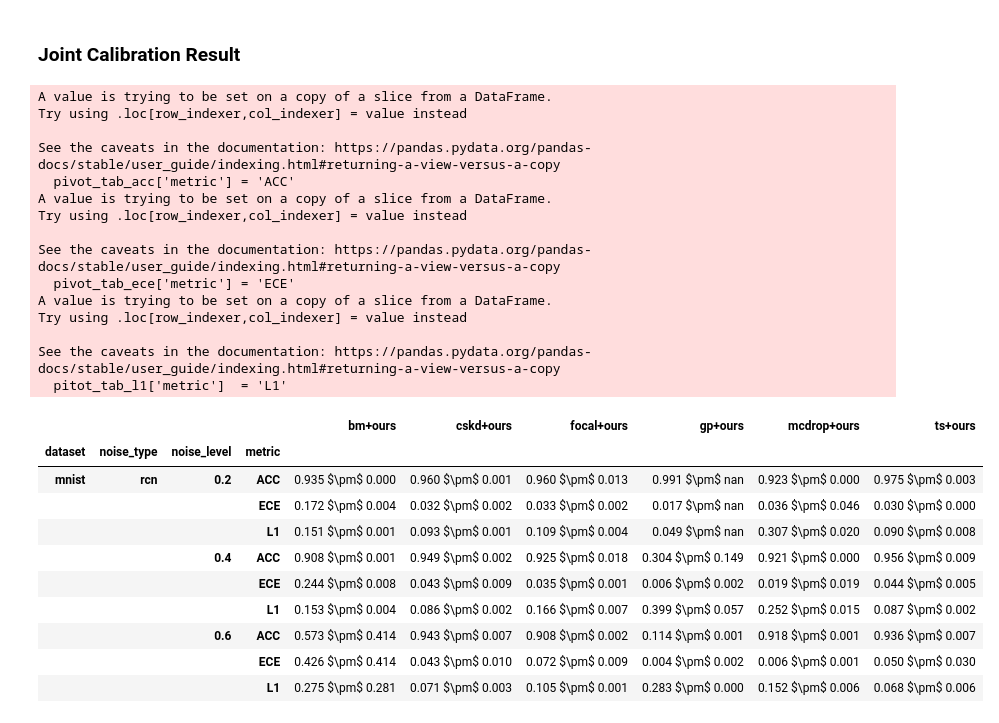
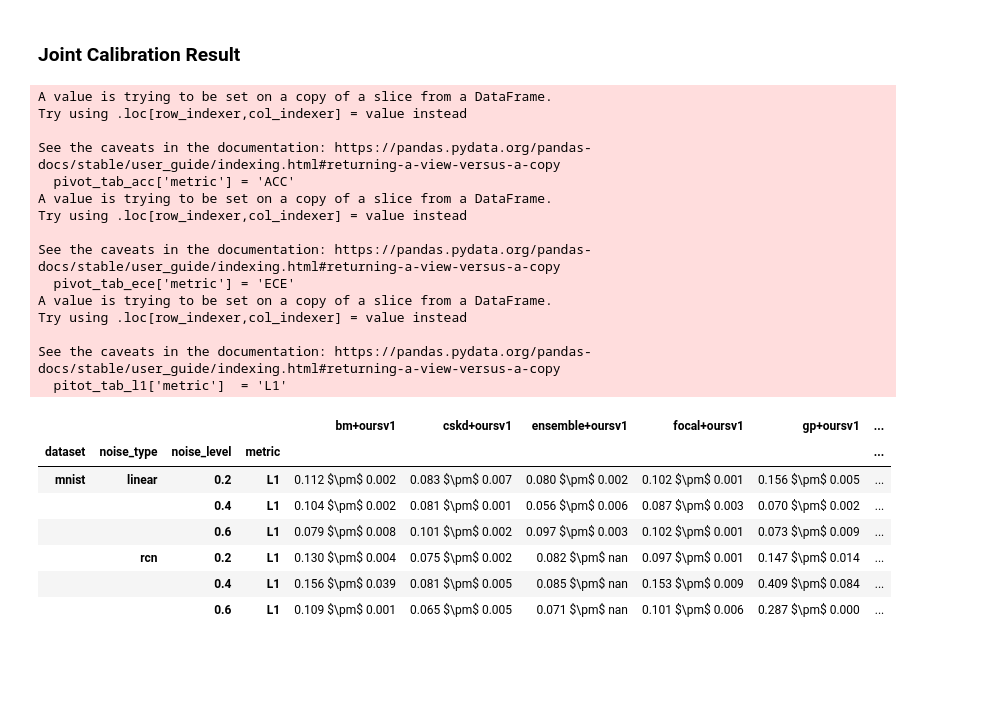
Before and after one commit to pingqingsheng/JointCalibration, a Jupyter notebook: notebook/AISTATS2023_Experiments_Summary.ipynb, the cells around one changed output. Saved outputs shown, nothing was run; the diff lists cells and outputs as text; code cells hidden in the pictures; blank space fills up the shorter version.

```diff
--- a/notebook/AISTATS2023_Experiments_Summary.ipynb
+++ b/notebook/AISTATS2023_Experiments_Summary.ipynb
@@ -14,7 +14,7 @@ result_root  = "../result"
 log_files = os.listdir(result_root)
 
 dataset_list = ['mnist', 'cifar10']
-method_list  = ['raw', 'raw+ts', 'raw+mcdrop', 'raw+ensemble', 'raw+lula', 'raw+ours', 'cskd', 'focal', 'bm', 'gp']
+method_list  = ['raw', 'raw+ts', 'raw+mcdrop', 'raw+ensemble', 'raw+ours', 'cskd', 'focal', 'bm', 'gp']
 noise_type_list  = ['rcn', 'linear']
 noise_level_list = ['0.2', '0.4', '0.6']
 seed_list   = ['77', '78', '79']
@@ -35,8 +35,8 @@ for combo in combos:
             result = pkl.load(f)
         f.close()
 
-#         if config['train'][dataset]['N_EPOCHS'] < 40:
-#             continue
+        if config['train'][dataset]['N_EPOCHS'] < 40:
+            continue
 
         res_dict_raw['dataset'].append(dataset)
         res_dict_raw['method'].append(method.replace('raw+', ''))
@@ -149,8 +149,8 @@ cmd_list
 # %% [markdown]
 ### Joint Calibration Result
 # %%
-method_list  = ['raw+ts+ours', 'raw+mcdrop+ours', 'raw+ensemble+ours', 'raw+lula+ours', 'cskd+ours', 'focal+ours', 'bm+ours', 'raw+lula+ours', 'gp+ours']
-# method_list  = ['raw+ts+ours', 'raw+mcdrop+ours', 'raw+ensemble+ours']
+method_list  = ['raw+ts+oursv1', 'raw+mcdrop+oursv1', 'raw+ensemble+oursv1', 'cskd+oursv1', 'focal+oursv1', 'bm+oursv1', 'gp+oursv1']
+# method_list  = ['raw+ts+oursv1','raw+ensemble+oursv1']
 
 
 combos = product(dataset_list, method_list, noise_type_list, noise_level_list, seed_list)
@@ -192,57 +192,55 @@ field_list = ['dataset', 'method', 'noise_type', 'noise_level', 'seed']
 res_dict = pd.DataFrame(res_dict_raw).groupby(field_list).first()
 res_dict = res_dict.reset_index()
 
-method_columns_names = ['ts+ours', 'mcdrop+ours', 'ensemble+ours', 'lula+ours', 'cskd+ours', 'focal+ours', 'bm+ours', 'lula+ours', 'gp+ours']
+method_columns_names = ['ts+oursv1', 'mcdrop+oursv1', 'ensemble+oursv1', 'cskd+oursv1', 'focal+oursv1', 'bm+oursv1', 'gp+oursv1']
 agg_dict = res_dict[field_list+['l1_final', 'acc_final', 'ece_final', 'loss_final', 'l1_best', 'acc_best', 'ece_best', 'loss_best']].groupby(by=['dataset', 'noise_type', 'noise_level', 'method']).agg(func=['mean', 'std', 'size'])
 agg_dict['ACC'] = agg_dict['acc_best']['mean'].round(3).apply(lambda x: '{:,.3f}'.format(x)).astype('str') + r' $\pm$ ' + agg_dict['acc_best']['std'].round(3).apply(lambda x: '{:,.3f}'.format(x)).astype('str')
 agg_dict['L1']  = agg_dict['l1_best']['mean'].round(3).apply( lambda x: '{:,.3f}'.format(x)).astype('str') + r' $\pm$ ' + agg_dict['l1_best']['std'].round(3).apply(lambda x:  '{:,.3f}'.format(x)).astype('str')
 agg_dict['ECE'] = agg_dict['ece_best']['mean'].round(3).apply(lambda x: '{:,.3f}'.format(x)).astype('str') + r' $\pm$ ' + agg_dict['ece_best']['std'].round(3).apply(lambda x: '{:,.3f}'.format(x)).astype('str')
 
 agg_dict[['ACC', 'L1', 'ECE']].columns = ['ACC', 'L1', 'ECE']
-agg_dict[['ACC', 'L1', 'ECE']].loc[['mnist', 'cifar10'], ['rcn', 'idl'], ['0.2', '0.4', '0.6'], method_columns_names]
+agg_dict[['ACC', 'L1', 'ECE']].loc[['mnist', 'cifar10'], ['rcn', 'linear'], ['0.2', '0.4', '0.6'], method_columns_names]
 
-pivot_res = agg_dict[['ACC', 'L1', 'ECE']].loc[['mnist', 'cifar10'], ['rcn', 'idl'], ['0.2', '0.4', '0.6'], method_columns_names]
+pivot_res = agg_dict[['ACC', 'L1', 'ECE']].loc[['mnist', 'cifar10'], ['rcn', 'linear'], ['0.2', '0.4', '0.6'], method_columns_names]
 pivot_table = pd.pivot_table(pivot_res, index=['dataset', 'noise_type', 'noise_level'], columns='method', aggfunc=lambda x: x)
 pivot_tab_acc = pivot_table['ACC']
 pivot_tab_ece = pivot_table['ECE']
 pitot_tab_l1  = pivot_table['L1']
 pivot_tab_acc['metric'] = 'ACC'
 pivot_tab_ece['metric'] = 'ECE'
 pitot_tab_l1['metric']  = 'L1'
 
 pivot_res = pd.concat([pivot_tab_acc, pivot_tab_ece, pitot_tab_l1])
 pivot_res = pivot_res.reset_index()
 pivot_res.columns = [[y for y in x if len(y)>0][0] for x in list(pivot_res.reset_index().columns)][1:]
 pivot_res = pivot_res.set_index(['dataset', 'noise_type', 'noise_level', 'metric'])
-pivot_res = pivot_res.loc[['mnist', 'cifar10'], ['rcn', 'idl'], ['0.2', '0.4', '0.6'], ['ACC', 'ECE', 'L1']]
-pivot_res
+# pivot_res = pivot_res.loc[['mnist', 'cifar10'], ['linear', 'rcn'], ['0.2', '0.4', '0.6']]
+# pivot_res.loc[['mnist'],:, :, ['L1']].iloc[:, [6, 5, 2, 1, 3, 0, 4]]
+pivot_res.loc[['mnist'],:, :, ['L1']]
 # %% [output]
 A value is trying to be set on a copy of a slice from a DataFrame.
 Try using .loc[row_indexer,col_indexer] = value instead
 
 See the caveats in the documentation: https://pandas.pydata.org/pandas-docs/stable/user_guide/indexing.html#returning-a-view-versus-a-copy
   pivot_tab_acc['metric'] = 'ACC'
 A value is trying to be set on a copy of a slice from a DataFrame.
 Try using .loc[row_indexer,col_indexer] = value instead
 
 See the caveats in the documentation: https://pandas.pydata.org/pandas-docs/stable/user_guide/indexing.html#returning-a-view-versus-a-copy
   pivot_tab_ece['metric'] = 'ECE'
 A value is trying to be set on a copy of a slice from a DataFrame.
 Try using .loc[row_indexer,col_indexer] = value instead
 
 See the caveats in the documentation: https://pandas.pydata.org/pandas-docs/stable/user_guide/indexing.html#returning-a-view-versus-a-copy
   pitot_tab_l1['metric']  = 'L1'
-|  |  |  |  | bm+ours | cskd+ours | focal+ours | gp+ours | mcdrop+ours | ts+ours |
-| dataset | noise_type | noise_level | metric |  |  |  |  |  |  |
-| mnist | rcn | 0.2 | ACC | 0.935 $\pm$ 0.000 | 0.960 $\pm$ 0.001 | 0.960 $\pm$ 0.013 | 0.991 $\pm$ nan | 0.923 $\pm$ 0.000 | 0.975 $\pm$ 0.003 |
-|  |  |  | ECE | 0.172 $\pm$ 0.004 | 0.032 $\pm$ 0.002 | 0.033 $\pm$ 0.002 | 0.017 $\pm$ nan | 0.036 $\pm$ 0.046 | 0.030 $\pm$ 0.000 |
-|  |  |  | L1 | 0.151 $\pm$ 0.001 | 0.093 $\pm$ 0.001 | 0.109 $\pm$ 0.004 | 0.049 $\pm$ nan | 0.307 $\pm$ 0.020 | 0.090 $\pm$ 0.008 |
-|  |  | 0.4 | ACC | 0.908 $\pm$ 0.001 | 0.949 $\pm$ 0.002 | 0.925 $\pm$ 0.018 | 0.304 $\pm$ 0.149 | 0.921 $\pm$ 0.000 | 0.956 $\pm$ 0.009 |
-|  |  |  | ECE | 0.244 $\pm$ 0.008 | 0.043 $\pm$ 0.009 | 0.035 $\pm$ 0.001 | 0.006 $\pm$ 0.002 | 0.019 $\pm$ 0.019 | 0.044 $\pm$ 0.005 |
-|  |  |  | L1 | 0.153 $\pm$ 0.004 | 0.086 $\pm$ 0.002 | 0.166 $\pm$ 0.007 | 0.399 $\pm$ 0.057 | 0.252 $\pm$ 0.015 | 0.087 $\pm$ 0.002 |
-|  |  | 0.6 | ACC | 0.573 $\pm$ 0.414 | 0.943 $\pm$ 0.007 | 0.908 $\pm$ 0.002 | 0.114 $\pm$ 0.001 | 0.918 $\pm$ 0.001 | 0.936 $\pm$ 0.007 |
-|  |  |  | ECE | 0.426 $\pm$ 0.414 | 0.043 $\pm$ 0.010 | 0.072 $\pm$ 0.009 | 0.004 $\pm$ 0.002 | 0.006 $\pm$ 0.001 | 0.050 $\pm$ 0.030 |
-|  |  |  | L1 | 0.275 $\pm$ 0.281 | 0.071 $\pm$ 0.003 | 0.105 $\pm$ 0.001 | 0.283 $\pm$ 0.000 | 0.152 $\pm$ 0.006 | 0.068 $\pm$ 0.006 |
+|  |  |  |  | bm+oursv1 | cskd+oursv1 | ensemble+oursv1 | focal+oursv1 | gp+oursv1 | ... |
+| dataset | noise_type | noise_level | metric |  |  |  |  |  | ... |
+| mnist | linear | 0.2 | L1 | 0.112 $\pm$ 0.002 | 0.083 $\pm$ 0.007 | 0.080 $\pm$ 0.002 | 0.102 $\pm$ 0.001 | 0.156 $\pm$ 0.005 | ... |
+|  |  | 0.4 | L1 | 0.104 $\pm$ 0.002 | 0.081 $\pm$ 0.001 | 0.056 $\pm$ 0.006 | 0.087 $\pm$ 0.003 | 0.070 $\pm$ 0.002 | ... |
+|  |  | 0.6 | L1 | 0.079 $\pm$ 0.008 | 0.101 $\pm$ 0.002 | 0.097 $\pm$ 0.003 | 0.102 $\pm$ 0.001 | 0.073 $\pm$ 0.009 | ... |
+|  | rcn | 0.2 | L1 | 0.130 $\pm$ 0.004 | 0.075 $\pm$ 0.002 | 0.082 $\pm$ nan | 0.097 $\pm$ 0.001 | 0.147 $\pm$ 0.014 | ... |
+|  |  | 0.4 | L1 | 0.156 $\pm$ 0.039 | 0.081 $\pm$ 0.005 | 0.085 $\pm$ nan | 0.153 $\pm$ 0.009 | 0.409 $\pm$ 0.084 | ... |
+|  |  | 0.6 | L1 | 0.109 $\pm$ 0.001 | 0.065 $\pm$ 0.005 | 0.071 $\pm$ nan | 0.101 $\pm$ 0.006 | 0.287 $\pm$ 0.000 | ... |
 # %%
 combos = product(dataset_list, method_list, noise_type_list, noise_level_list, seed_list)
 gpu_start    = 0
```
Also changed, not shown: parts of 4 cells of this notebook, 18 other files.
